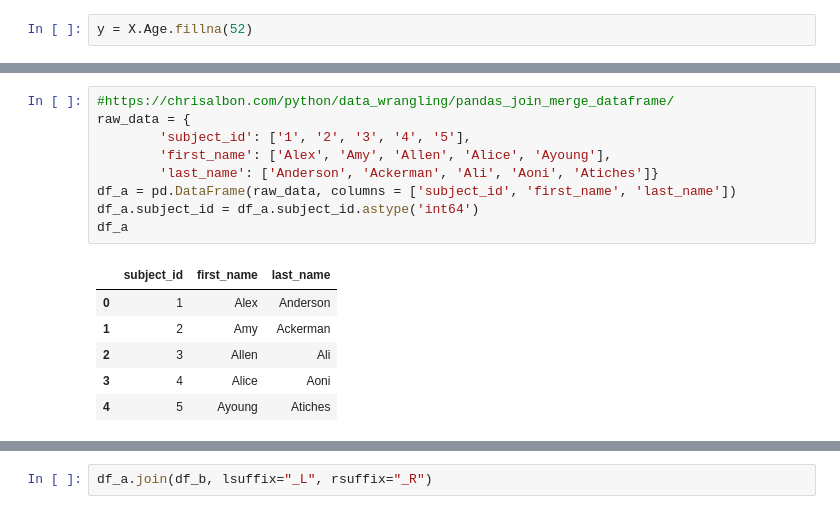
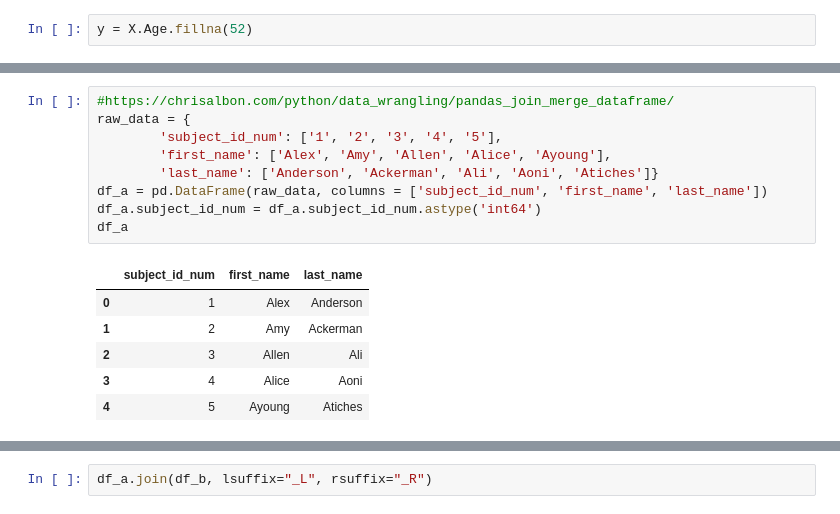
Before and after one commit to lukemonington/Titanic, a Jupyter notebook: Practice with Titanic.ipynb, the cells around one changed output, grey strips where cells are left out. Cells and saved outputs as stored; diff of their text form.

```diff
--- a/Practice with Titanic.ipynb
+++ b/Practice with Titanic.ipynb
@@ -489,14 +489,14 @@ pd.concat([blue, red])
 # %%
 #https://chrisalbon.com/python/data_wrangling/pandas_join_merge_dataframe/
 raw_data = {
-        'subject_id': ['1', '2', '3', '4', '5'],
+        'subject_id_num': ['1', '2', '3', '4', '5'],
         'first_name': ['Alex', 'Amy', 'Allen', 'Alice', 'Ayoung'],
         'last_name': ['Anderson', 'Ackerman', 'Ali', 'Aoni', 'Atiches']}
-df_a = pd.DataFrame(raw_data, columns = ['subject_id', 'first_name', 'last_name'])
-df_a.subject_id = df_a.subject_id.astype('int64')
+df_a = pd.DataFrame(raw_data, columns = ['subject_id_num', 'first_name', 'last_name'])
+df_a.subject_id_num = df_a.subject_id_num.astype('int64')
 df_a
 # %% [output]
-|  | subject_id | first_name | last_name |
+|  | subject_id_num | first_name | last_name |
 | 0 | 1 | Alex | Anderson |
 | 1 | 2 | Amy | Ackerman |
 | 2 | 3 | Allen | Ali |
```
Also changed, not shown: parts of 3 cells of this notebook.
